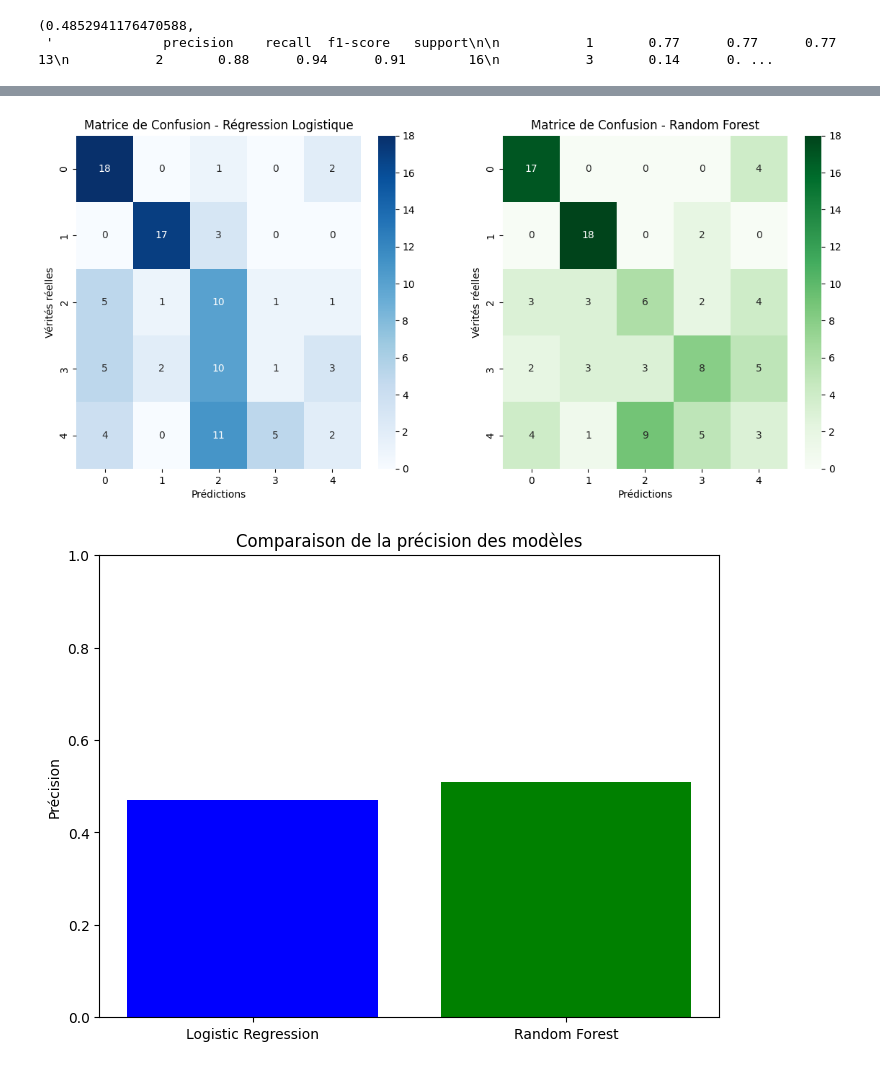
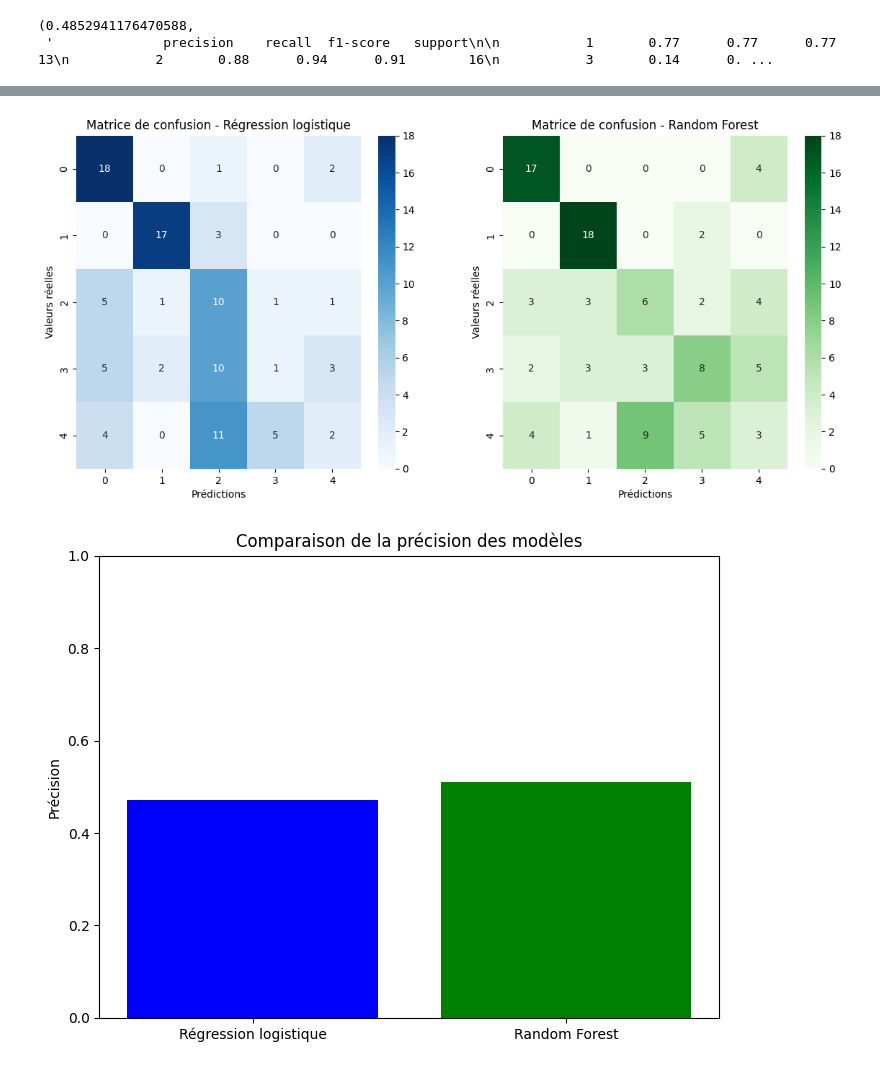
Before and after one commit to juldebidour/Landmining_project_ENSC, a Jupyter notebook: landmining.ipynb, the cells around one changed output, grey strips where cells are left out. Cells and saved outputs as stored; diff of their text form; code cells hidden in the pictures.

```diff
--- a/landmining.ipynb
+++ b/landmining.ipynb
@@ -217,14 +230,14 @@ conf_matrix_rf_clf = confusion_matrix(y_test, y_pred_rf_clf)
 fig, axes = plt.subplots(1, 2, figsize=(14, 6))
 
 sns.heatmap(conf_matrix_log_reg, annot=True, fmt='d', cmap='Blues', ax=axes[0])
-axes[0].set_title('Matrice de Confusion - Régression Logistique')
+axes[0].set_title('Matrice de confusion - Régression logistique')
 axes[0].set_xlabel('Prédictions')
-axes[0].set_ylabel('Vérités réelles')
+axes[0].set_ylabel('Valeurs réelles')
 
 sns.heatmap(conf_matrix_rf_clf, annot=True, fmt='d', cmap='Greens', ax=axes[1])
-axes[1].set_title('Matrice de Confusion - Random Forest')
+axes[1].set_title('Matrice de confusion - Random Forest')
 axes[1].set_xlabel('Prédictions')
-axes[1].set_ylabel('Vérités réelles')
+axes[1].set_ylabel('Valeurs réelles')
 
 plt.show()
 
@@ -233,35 +246,35 @@ accuracy_log_reg = log_reg.score(X_test_scaled, y_test)
 accuracy_rf_clf = rf_clf.score(X_test_scaled, y_test)
 
 # Affichage des résultats de précision
-models = ['Logistic Regression', 'Random Forest']
+models = ['Régression logistique', 'Random Forest']
 accuracies = [accuracy_log_reg, accuracy_rf_clf]
 
 plt.figure(figsize=(8, 6))
 plt.bar(models, accuracies, color=['blue', 'green'])
 plt.ylim(0, 1)
 plt.title("Comparaison de la précision des modèles")
 plt.ylabel("Précision")
 plt.show()
 # %% [output]
 Premières lignes du dataset :
              0            1  2  3
 0            V            H  S  M
 1  0.338156758            0  0  1
 2  0.320241334  0.181818182  0  1
 3   0.28700875  0.272727273  0  1
 4  0.256283622  0.454545455  0  1
 
 Types des données avant correction :
 0    object
 1    object
 2    object
 ... (32 lines left out)
 
     accuracy                           0.51       102
    macro avg       0.47      0.51      0.49       102
 weighted avg       0.47      0.51      0.49       102
 [figure]
-[figure, old version]
+[figure, new version]
 # %%
 import tensorflow as tf
 from tensorflow.keras import layers, models
```
Also changed, not shown: parts of 1 cell of this notebook.
